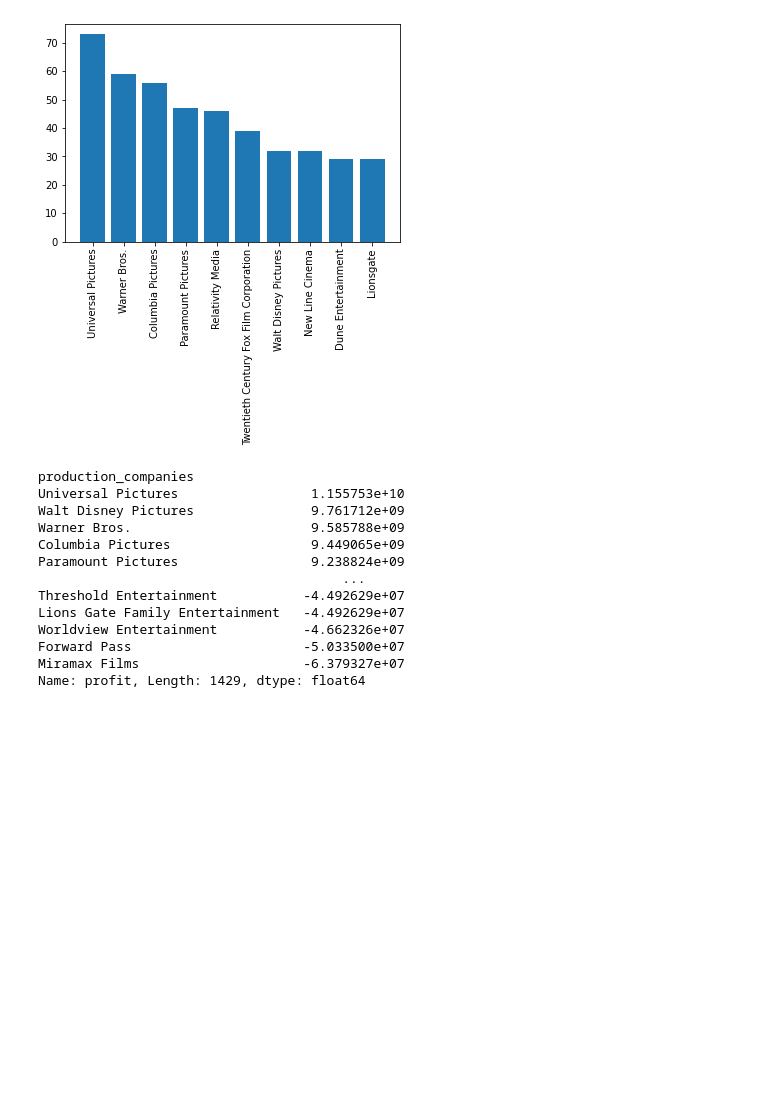
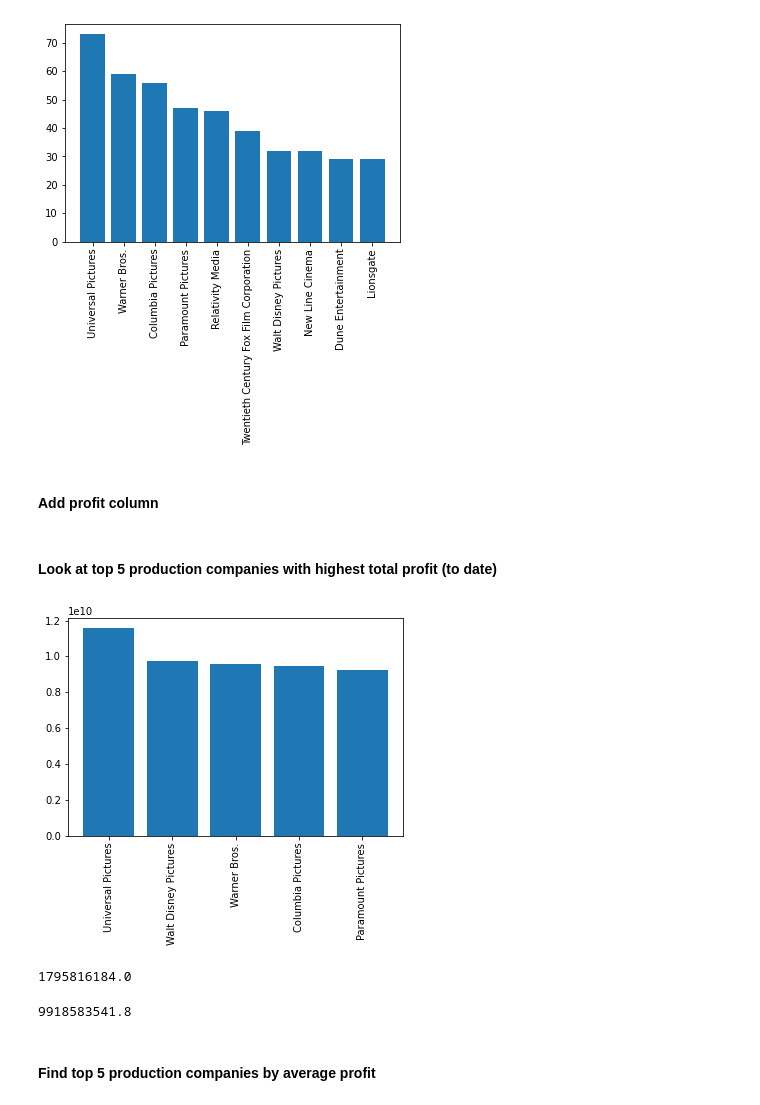
Before and after one commit to ran0027/microsoft_movie_analysis, a Jupyter notebook: Untitled.ipynb, the cells around one changed output. Drawn from its saved outputs; the diff is of its cells as text; code cells hidden in the pictures; blank space fills up the shorter version.

Commit message:
Analyze top production companies

```diff
--- a/Untitled.ipynb
+++ b/Untitled.ipynb
@@ -971,6 +949,3 @@ for genre in all_genres:
         genre_counts[genre] = 0
 genre_counts = dict(genre_counts)
 print(genre_counts)
-# %%
-for company in production_company_analysis.loc[1, 'production_companies']:
-    print(company+',')
@@ -1003,12 +951,0 @@ Name: 1, dtype: object
-# %%
-test = production_company_analysis.loc[1].copy() # everywhere that you see test, replace with current row!
-
-companies = [ company for company in test['production_companies'] ]
-
-n = len(companies)
-
-test2 = pd.DataFrame([test]*n).copy()
-
-test2['production_companies'] = companies
-
-test2
@@ -1020,12 +951,0 @@ test2
-# %%
-test3 = production_company_analysis.loc[9].copy() # everywhere that you see test, replace with current row!
-
-companies = [ company for company in test3['production_companies'] ]
-
-n = len(companies)
-
-test4 = pd.DataFrame([test3]*n).copy()
-
-test4['production_companies'] = companies
-
-test4
@@ -1083,22 +992,29 @@ ax.bar(data.index, data)
 plt.xticks(rotation=90);
 # %% [output]
 [figure]
+# %% [markdown]
+#### Add profit column
 # %%
 movies_by_production_companies['profit'] = movies_by_production_companies['worldwide_gross']\
                                             - movies_by_production_companies['production_budget']
+# %% [markdown]
+#### Look at top 5 production companies with highest total profit (to date)
 # %%
-movies_by_production_companies.groupby('production_companies').sum()['profit'].sort_values(ascending=False)
+profit_data = movies_by_production_companies.groupby('production_companies').sum()['profit'].sort_values(ascending=False)[:5]
-# %% [output]
-production_companies
-Universal Pictures                 1.155753e+10
-Walt Disney Pictures               9.761712e+09
-Warner Bros.                       9.585788e+09
-Columbia Pictures                  9.449065e+09
-Paramount Pictures                 9.238824e+09
-                                       ...
-Threshold Entertainment           -4.492629e+07
-Lions Gate Family Entertainment   -4.492629e+07
-Worldview Entertainment           -4.662326e+07
-Forward Pass                      -5.033500e+07
-Miramax Films                     -6.379327e+07
-Name: profit, Length: 1429, dtype: float64
+# %%
+fig, ax = plt.subplots()
+
+ax.bar(profit_data.index, profit_data.values)
+plt.xticks(rotation=90);
+# %% [output]
+[figure, added]
+# %%
+profit_data['Universal Pictures'] - profit_data['Walt Disney Pictures'] # just wondering how big universal's lead is
+# %% [output]
+1795816184.0
+# %%
+np.mean(profit_data) # what is the average profit to date?
+# %% [output]
+9918583541.8
+# %% [markdown]
+#### Find top 5 production companies by average profit
```
Also changed, not shown: parts of 30 cells of this notebook.
